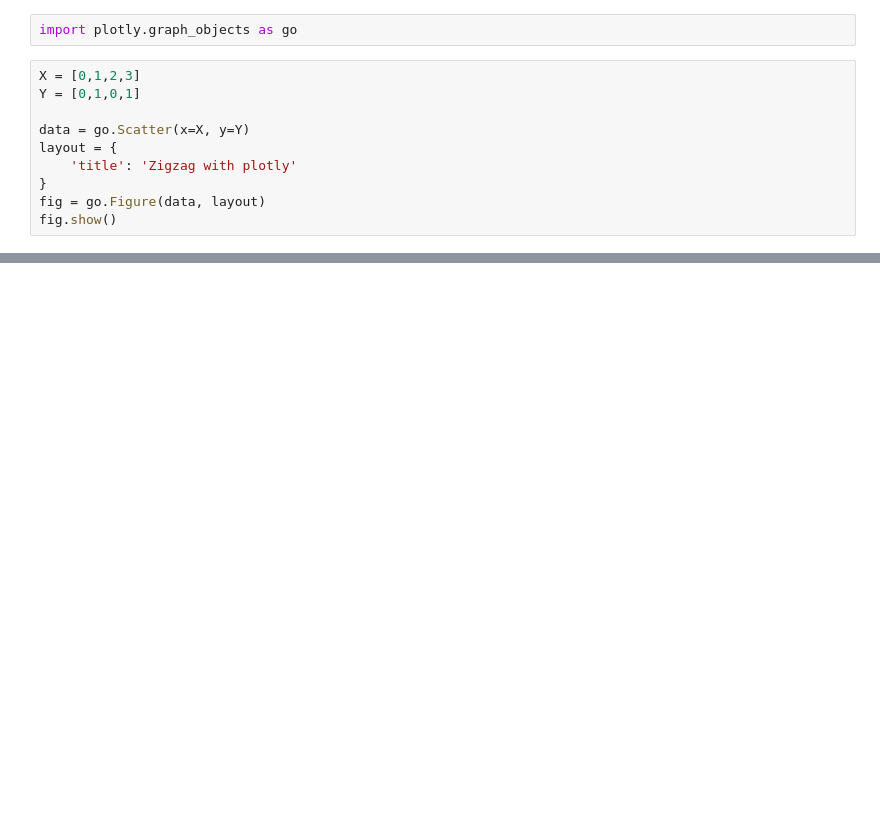
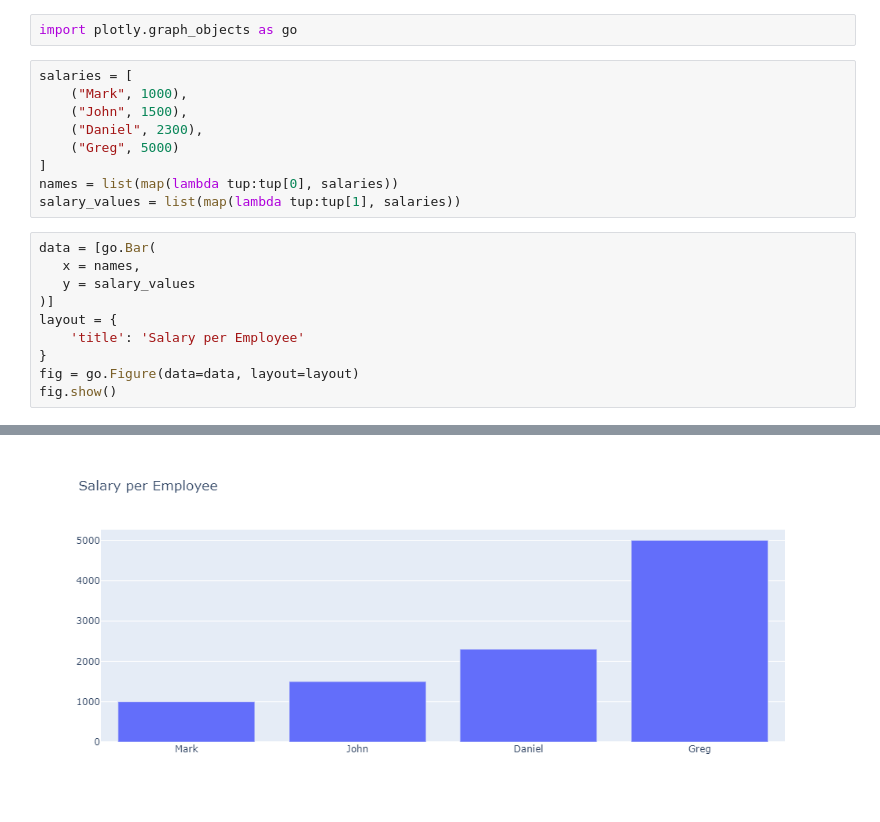
Before and after one commit to AnnaOstoj/zadania_kodilla, a Jupyter notebook: plotly_chart.ipynb, the cells around one changed output, grey strips where cells are left out. Saved outputs shown, nothing was run; the diff lists cells and outputs as text; blank space fills up the shorter version.

Commit message:
Add chart

```diff
--- a/plotly_chart.ipynb
+++ b/plotly_chart.ipynb
@@ -1,13 +1,22 @@
 # %%
 import plotly.graph_objects as go
+# %%
+salaries = [
+    ("Mark", 1000),
+    ("John", 1500),
+    ("Daniel", 2300),
+    ("Greg", 5000)
+]
+names = list(map(lambda tup:tup[0], salaries))
+salary_values = list(map(lambda tup:tup[1], salaries))
 # %%
-X = [0,1,2,3]
-Y = [0,1,0,1]
-
-data = go.Scatter(x=X, y=Y)
+data = [go.Bar(
+   x = names,
+   y = salary_values
+)]
 layout = {
-	'title': 'Zigzag with plotly'
+    'title': 'Salary per Employee'
 }
-fig = go.Figure(data, layout)
+fig = go.Figure(data=data, layout=layout)
 fig.show()
 # %% [output]
@@ -14,0 +23 @@ fig.show()
+[figure, added]
```
Also changed, not shown: parts of 1 cell of this notebook.
